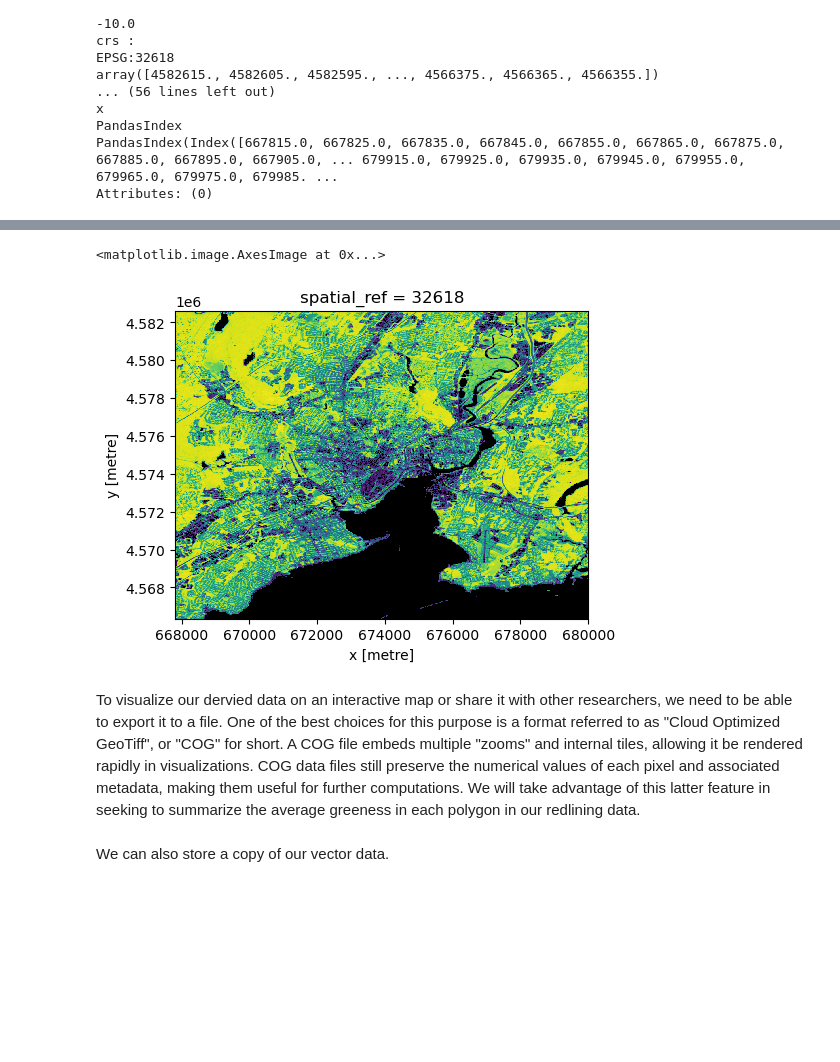
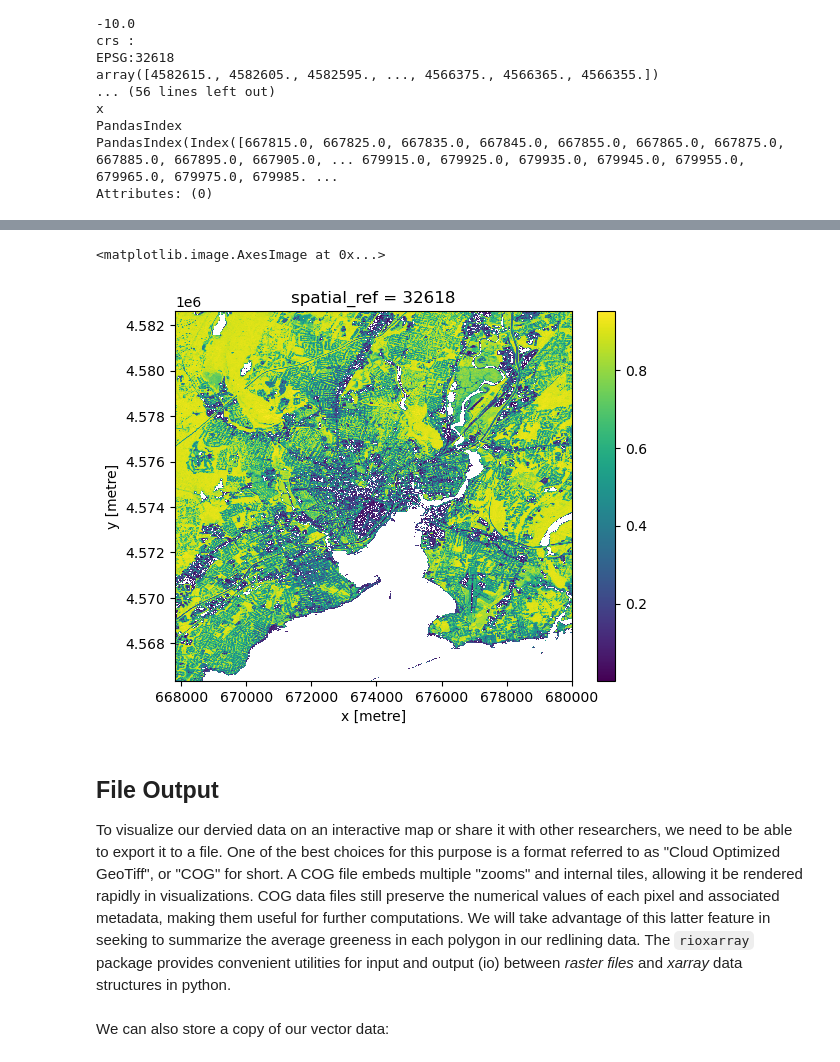
Before and after one commit to espm-157/website, a Jupyter notebook: reading/spatial-3.ipynb, the cells around one changed output, grey strips where cells are left out. Cells and saved outputs as stored; diff of their text form; code cells hidden in the pictures; blank space fills up the shorter version.

```diff
--- a/reading/spatial-3.ipynb
+++ b/reading/spatial-3.ipynb
@@ -133,14 +162,12 @@ Attributes: (0)
 # %%
-import matplotlib as plt
-cmap = plt.colormaps.get_cmap('viridis')  # viridis is the default colormap for imshow
-cmap.set_bad(color='black')
-
-ndvi.plot.imshow( cmap=cmap, add_colorbar=False, size=4)
+ndvi.plot.imshow()
 # %% [output]
 <matplotlib.image.AxesImage at 0x...>
-[figure, old version]
+[figure, new version]
 # %% [markdown]
-To visualize our dervied data on an interactive map or share it with other researchers, we need to be able to export it to a file.  One of the best choices for this purpose is a format referred to as "Cloud Optimized GeoTiff", or "COG" for short.  A COG file embeds multiple "zooms" and internal tiles, allowing it be rendered rapidly in visualizations.  COG data files still preserve the numerical values of each pixel and associated metadata, making them useful for further computations.  We will take advantage of this latter feature in seeking to summarize the average greeness in each polygon in our redlining data.
+## File Output
+
+To visualize our dervied data on an interactive map or share it with other researchers, we need to be able to export it to a file.  One of the best choices for this purpose is a format referred to as "Cloud Optimized GeoTiff", or "COG" for short.  A COG file embeds multiple "zooms" and internal tiles, allowing it be rendered rapidly in visualizations.  COG data files still preserve the numerical values of each pixel and associated metadata, making them useful for further computations.  We will take advantage of this latter feature in seeking to summarize the average greeness in each polygon in our redlining data.  The `rioxarray` package provides convenient utilities for input and output (io) between _raster files_ and _xarray_ data structures in python.
 # %%
 import rioxarray
 (ndvi
@@ -149,7 +176,7 @@ import rioxarray
                 driver="COG")
 )
 # %% [markdown]
-We can also store a copy of our vector data.
+We can also store a copy of our vector data:
 # %%
 # city.to_file("new_haven.shp") # common legacy format, not ideal
 # city.to_file("new_haven.gpkg") # Good open standard
```
Also changed, not shown: parts of 12 cells of this notebook, 3 other files.
